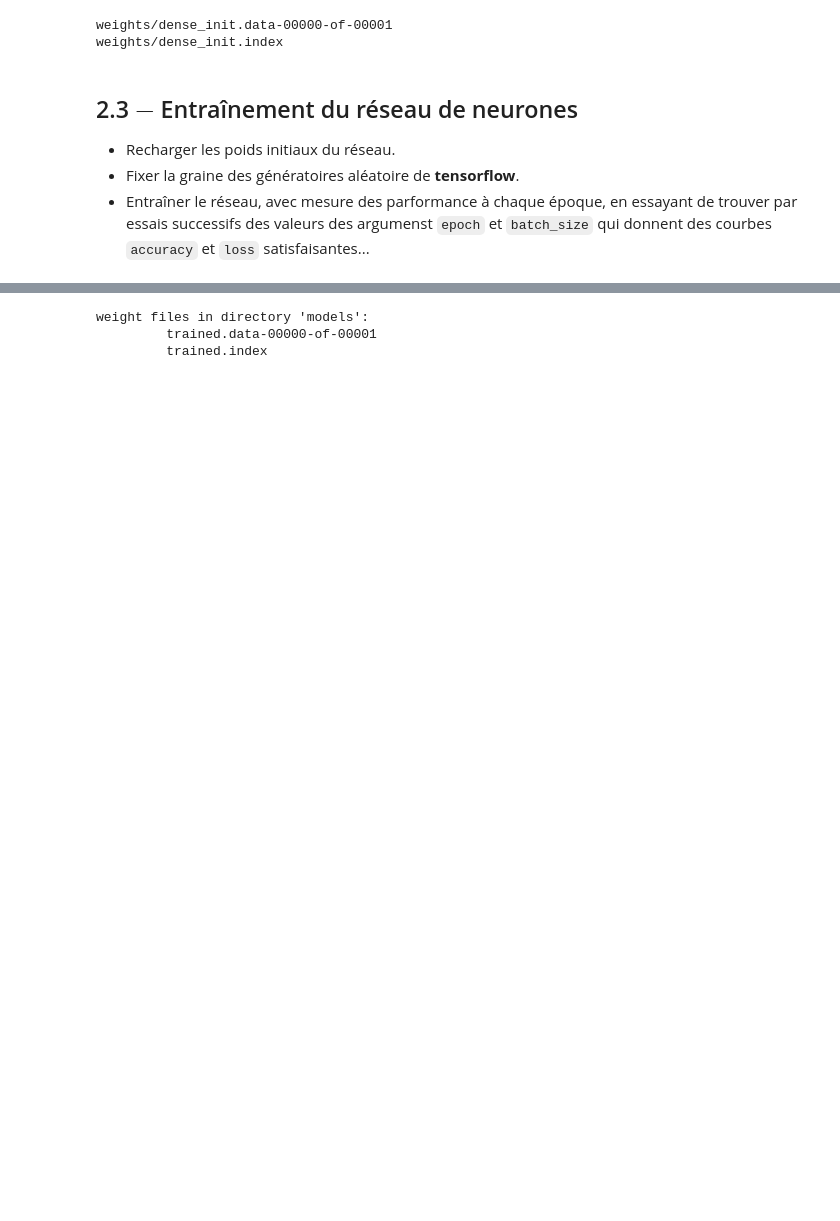
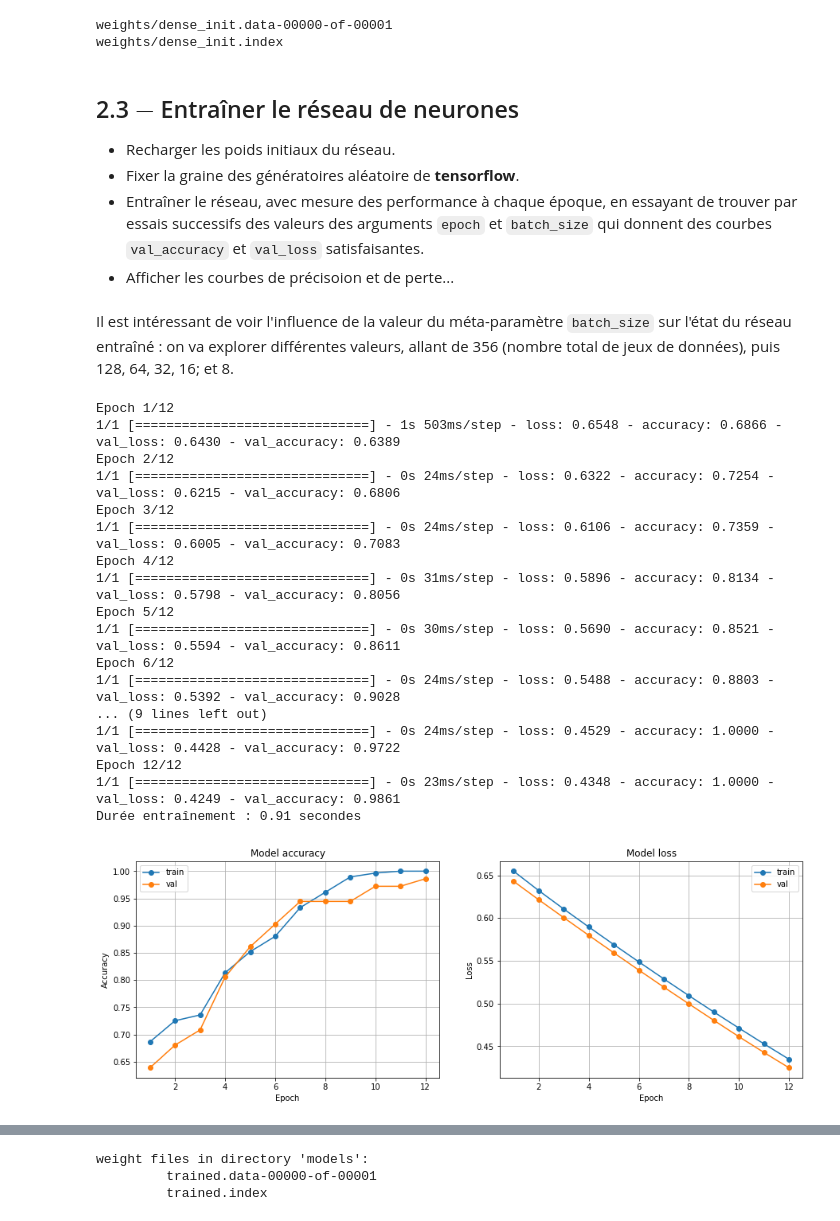
Before and after one commit to cjlux/APP-ML, a Jupyter notebook: APP-ML_2023/Drilling-Problem/ML-drilling_solution.ipynb, the cells around one changed output, grey strips where cells are left out. Saved outputs shown, nothing was run; the diff lists cells and outputs as text; code cells hidden in the pictures; blank space fills up the shorter version.

```diff
--- a/APP-ML_2023/Drilling-Problem/ML-drilling_solution.ipynb
+++ b/APP-ML_2023/Drilling-Problem/ML-drilling_solution.ipynb
@@ -45,9 +48,9 @@ def read_csv(file: str, last_param_rank:int, verbose=False) -> (np.ndarray, np.n
       verbole:bool: mode verbeux ou non-verbeux
     Renvoie:
       data:ndarray: le tableau ndarray des valeurs lues
-      label:ndarray: le tableau des labels
-      param:str: la liste des paramètres
-      header:str: l'entête des colonnes du fichier CSV
+      label:ndarray: le tableau ndarray des labels
+      param:list: la liste des paramètres
+      header:list: la liste des entêtes des colonnes
     '''
     param, data, label, header = [], [], [], []
     with open(file, encoding='utf8') as f:
@@ -254,7 +258,7 @@ En utilisant l'attribut `shape` des tableaux *ad-hoc*, définir les paramètres
 nb_train_set = data_train.shape[0]    # nombre de jeux d'entraînement
 nb_val_set   = data_val.shape[0]      # nombre de jeux de validation
 set_size     = data_train.shape[1]    # nombre de réels (float) dans un jeu
-nb_classe    = 2                      # nombre de classes de matériaux
+nb_classe    = len(set(label))        # nombre de classes de matériaux
 # %% [markdown]
 Vérification :
 # %%
@@ -325,11 +331,59 @@ for f in files: print(f)
 weights/dense_init.data-00000-of-00001
 weights/dense_init.index
 # %% [markdown]
-## 2.3 $-$ Entraînement du réseau de neurones
+## 2.3 $-$ Entraîner le réseau de neurones
 
 - Recharger les poids initiaux du réseau.
 - Fixer la graine des génératoires aléatoire de **tensorflow**.
-- Entraîner le réseau, avec mesure des parformance à chaque époque, en essayant de trouver par essais successifs des valeurs des argumenst `epoch` et `batch_size` qui donnent des courbes `accuracy` et `loss` satisfaisantes...
+- Entraîner le réseau, avec mesure des performance à chaque époque, en essayant de trouver par essais successifs des valeurs des arguments `epoch` et `batch_size` qui donnent des courbes `val_accuracy` et `val_loss` satisfaisantes.
+- Afficher les courbes de précisoion et de perte...
+# %% [markdown]
+Il est intéressant de voir l'influence de la valeur du méta-paramètre `batch_size` sur l'état du réseau  entraîné : on va explorer différentes valeurs, allant de 356 (nombre total de jeux de données), puis 128, 64, 32, 16;  et 8.
+# %%
+from time import time
+t0 = time()
+
+# reload the initial state of the NN to get repetable results:
+key = 'dense_init'
+model.load_weights(os.path.join('weights', key))
+
+# set the seed for repetable tenssorflow random sequences:
+tf.random.set_seed(SEED)
+
+
+###
+### Par curiosité, on peut essayer de prendre un bact_size ègal aux nombre d'eesais de perçage :
+###
+
+# train the network
+hist = model.fit(data_train, y_train,
+                 validation_data=(data_val, y_val),
+                 epochs=12,
+                 batch_size=356)
+temps_calcul = time() - t0
+print(f"Durée entraînement : {temps_calcul:.2f} secondes")
+
+from utils.tools import plot_loss_accuracy
+plot_loss_accuracy(hist)
+# %% [output]
+Epoch 1/12
+1/1 [==============================] - 1s 503ms/step - loss: 0.6548 - accuracy: 0.6866 - val_loss: 0.6430 - val_accuracy: 0.6389
+Epoch 2/12
+1/1 [==============================] - 0s 24ms/step - loss: 0.6322 - accuracy: 0.7254 - val_loss: 0.6215 - val_accuracy: 0.6806
+Epoch 3/12
+1/1 [==============================] - 0s 24ms/step - loss: 0.6106 - accuracy: 0.7359 - val_loss: 0.6005 - val_accuracy: 0.7083
+Epoch 4/12
+1/1 [==============================] - 0s 31ms/step - loss: 0.5896 - accuracy: 0.8134 - val_loss: 0.5798 - val_accuracy: 0.8056
+Epoch 5/12
+1/1 [==============================] - 0s 30ms/step - loss: 0.5690 - accuracy: 0.8521 - val_loss: 0.5594 - val_accuracy: 0.8611
+Epoch 6/12
+1/1 [==============================] - 0s 24ms/step - loss: 0.5488 - accuracy: 0.8803 - val_loss: 0.5392 - val_accuracy: 0.9028
+... (9 lines left out)
+1/1 [==============================] - 0s 24ms/step - loss: 0.4529 - accuracy: 1.0000 - val_loss: 0.4428 - val_accuracy: 0.9722
+Epoch 12/12
+1/1 [==============================] - 0s 23ms/step - loss: 0.4348 - accuracy: 1.0000 - val_loss: 0.4249 - val_accuracy: 0.9861
+Durée entraînement : 0.91 secondes
+[figure, added]
 # %%
 from time import time
 t0 = time()
```
Also changed, not shown: parts of 67 cells of this notebook, 17 other files.
